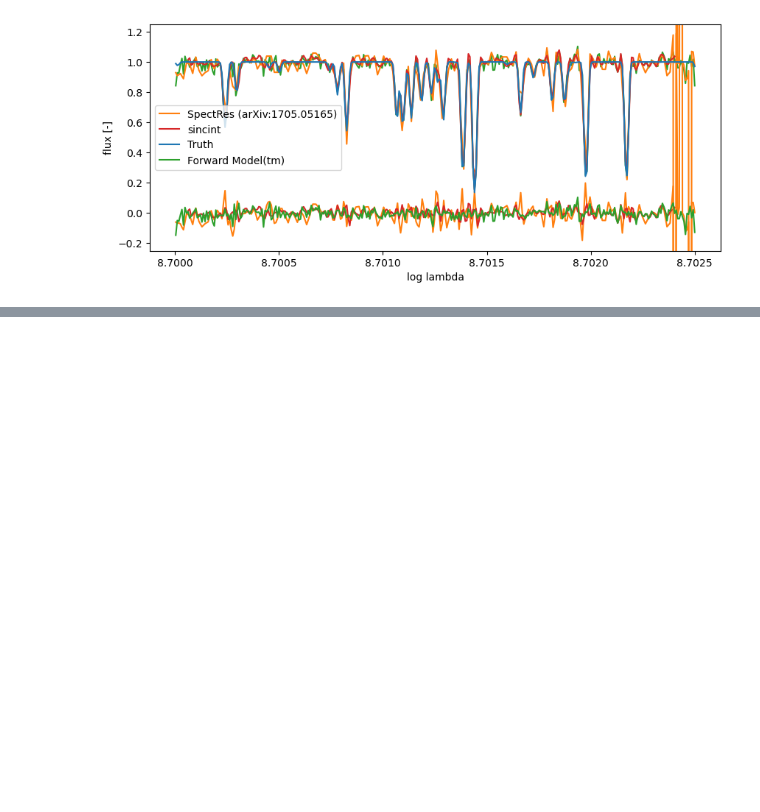
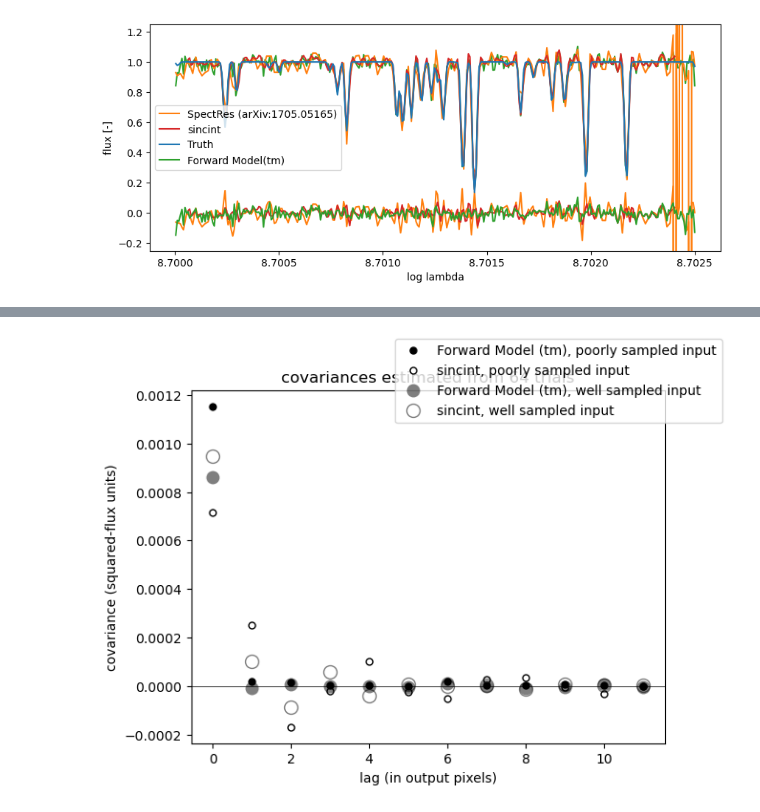
Before and after one commit to davidwhogg/NoDataInterpolation, a Jupyter notebook: notebooks/standard_practices.ipynb, the cells around one changed output, grey strips where cells are left out. Drawn from its saved outputs; the diff is of its cells as text; code cells hidden in the pictures; blank space fills up the shorter version.

Commit message:
add lag calculation for sincint following blanton's comment

```diff
--- a/notebooks/standard_practices.ipynb
+++ b/notebooks/standard_practices.ipynb
@@ -572,0 +574,86 @@ array([324.6172082 , 326.06816756, 324.34459467, ..., 602.37691139,
+# %%
+# Estimate using multiple repeated experiments
+#(dx1, SNR1, xs1, ys1, y_ivars1, bs1, Delta_xs1, xstar, y_true1, line_xs, line_ews, sigma_x) = get_poorly_sampled_regime_data()
+#(dx2, SNR2, xs2, ys2, y_ivars2, bs2, Delta_xs2, xstar, y_true2, line_xs, line_ews, sigma_x) = get_well_sampled_regime_data()
+R = 1.35e5 # resolution
+sigma_x = 1. / R # LSF sigma in x units
+x_min = 8.7000 # minimum ln wavelength
+x_max = 8.7025 # maximum ln wavelength
+lines_per_x = 2.0e4 # mean density (Poisson rate) of lines per unit ln wavelength
+ew_max_x = 3.0e-5 # maximum equivalent width in x units
+ew_power = 5.0 # power parameter in EW maker
+badfrac = 0.01 # fraction of data to mark bad
+# Set the pixel grid and model complexity for the output combined spectrum
+dxstar = 1. / R # output pixel grid spacing
+xstar = np.arange(x_min + 0.5 * dxstar, x_max, dxstar) # output pixel grid
+Mstar = len(xstar) # number of output pixels
+P = np.round((x_max - x_min) * R).astype(int) # number of Fourier modes (ish)
+
+# set up the line list for the true spectral model
+x_margin = 1.e6/c # hoping no velocities are bigger than 1000 km/s
+x_range = x_max - x_min + 2. * x_margin # make lines in a bigger x range than the data range
+nlines = np.random.poisson(x_range * lines_per_x) # set the total number of lines
+line_xs = (x_min - x_margin) + x_range * np.random.uniform(size=nlines)
+
+# give those lines equivalent widths from a power-law distribution
+line_ews = ew_max_x * np.random.uniform(size=nlines) ** ew_power # don't ask
+dx1 = 2. / R # pixel spacing in the poorly sampled data; UNDER-SAMPLED!
+SNR1 = 18. # s/n ratio per pixel in the continuum
+dx2 = 1. / R # pixel spacing in the poorly sampled data; UNDER-SAMPLED!
+SNR2 = 12. # s/n ratio per pixel in the continuum
+
+name1 = "poorly sampled input"
+name2 = "well sampled input"
+ntrial = 64
+for i, dx, SNR in [(1, dx1, SNR1),
+                (2, dx2, SNR2)]:
+    numerator = 0.
+    numerator_sp = 0.
+    for trial in range(ntrial):
+        xs, ys, y_ivars, bs, Delta_xs, y_true = make_one_dataset(dx, SNR, x_min, x_max, line_xs, line_ews, sigma_x, badfrac, xstar)
+        x = []
+        for delta_xs in Delta_xs:
+            x.extend(xs - delta_xs)
+
+        y_star, Cinv_star, _ = resample_spectrum(xstar, x, ys.flatten(), y_ivars.flatten(), mask=(bs.flatten() != 1))
+
+        #ystar_sp, foo, bar = Standard_Practice_tm(xs, ys, bs, Delta_xs, xstar)
+        ystar_sp = do_sincint(xstar, xs, Delta_xs, ys, y_ivars, bs)
+
+        lags, covars = covariances(y_star - y_true)
+        # sometimes standard practice will have nans at the edge
+        finite_sp = ystar_sp - y_true
+        lags, covars_sp = covariances((ystar_sp - y_true)[np.isfinite(finite_sp)])
+        assert np.all(np.isfinite(covars_sp))
+        assert np.all(np.isfinite(covars))
+
+        numerator += covars
+        numerator_sp += covars_sp
+
+    if i == 1:
+        covars1 = numerator / ntrial
+        covars_sp1 = numerator_sp / ntrial
+    elif i == 2:
+        covars2 = numerator / ntrial
+        covars_sp2 = numerator_sp / ntrial
+
+# the forward model should have a lower mean covariance
+#assert np.mean(np.abs(covars1)[1:]) < np.mean(np.abs(covars_sp1)[1:])
+#assert np.mean(np.abs(covars2)[1:]) < np.mean(np.abs(covars_sp2)[1:])
+
+
+fig, ax = plt.subplots()
+ax.axhline(0., color="k", lw=0.5)
+ax.plot(lags, covars1, "ko", ms=5,
+        label="Forward Model (tm), " + name1)
+ax.plot(lags, covars_sp1, "ko", ms=5, mfc="none",
+        label="sincint, " + name1)
+ax.plot(lags, covars2, "ko", ms=10, alpha=0.5, mec="none",
+        label="Forward Model (tm), " + name2)
+ax.plot(lags, covars_sp2, "ko", ms=10, alpha=0.5, mfc="none",
+        label="sincint, " + name2)
+fig.legend()
+ax.set_xlabel("lag (in output pixels)")
+ax.set_ylabel("covariance (squared-flux units)")
+ax.set_title("covariances estimated from {} trials".format(ntrial))
+# %% [output]
@@ -572,0 +661 @@ array([324.6172082 , 326.06816756, 324.34459467, ..., 602.37691139,
+[figure, added]
```
Also changed, not shown: parts of 3 cells of this notebook.
